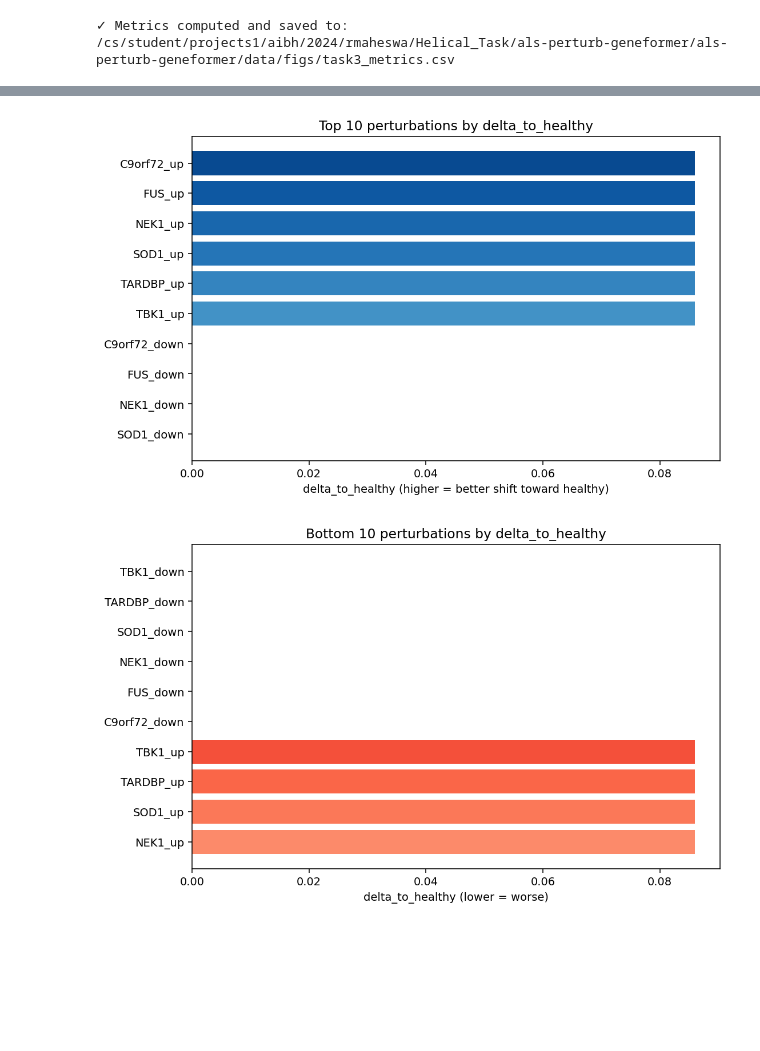
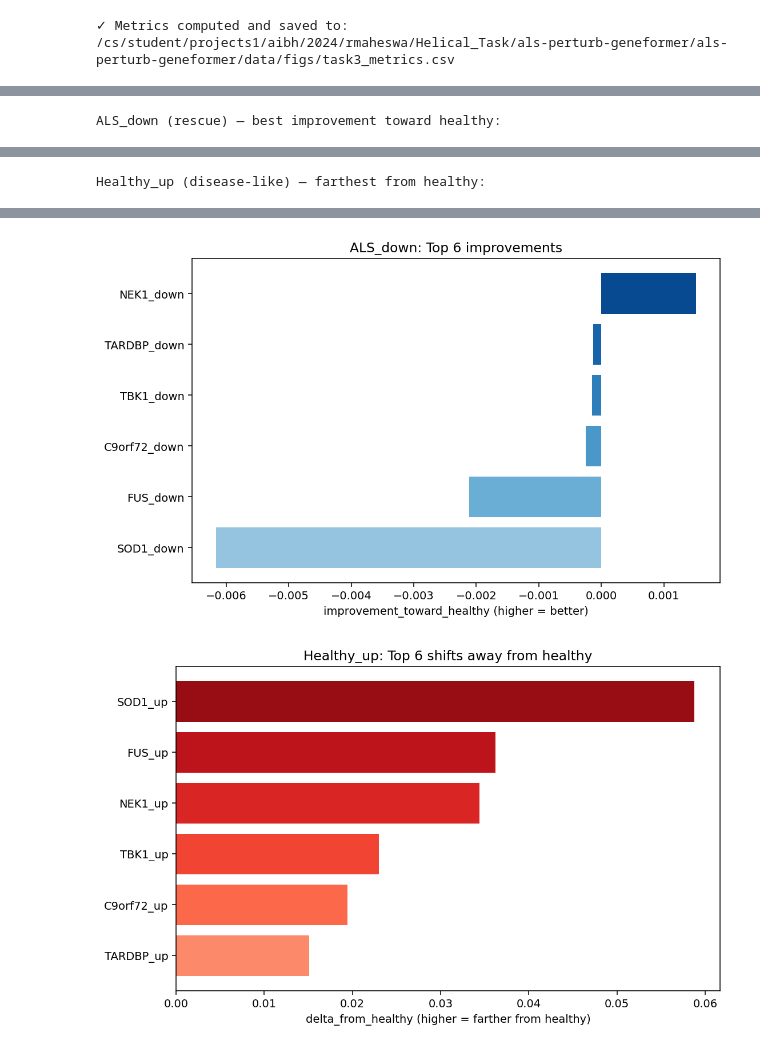
Before and after one commit to ratneshwaran/Helical-Project, a Jupyter notebook: notebooks/03_interpret_embedding.ipynb, the cells around one changed output, grey strips where cells are left out. Saved outputs shown, nothing was run; the diff lists cells and outputs as text; code cells hidden in the pictures; blank space fills up the shorter version.

```diff
--- a/notebooks/03_interpret_embedding.ipynb
+++ b/notebooks/03_interpret_embedding.ipynb
@@ -73,68 +96,80 @@ print("✓ Metrics computed and saved to:", FIG_DIR / 'task3_metrics.csv')
 # %% [output]
 ✓ Metrics computed and saved to: /cs/student/projects1/aibh/2024/rmaheswa/Helical_Task/als-perturb-geneformer/als-perturb-geneformer/data/figs/task3_metrics.csv
 # %%
-# Inline interpretation (no PNGs) — UMAP + centroids + ranked metrics
+# Inline interpretation with healthy_up / als_down
 import numpy as np
 import matplotlib.pyplot as plt
 import pandas as pd
 
 # 1) UMAP pooled (recompute from already-loaded arrays)
-pool = [healthy, als] + list(pert_embeddings.values())
+pool = [healthy, als] + list(healthy_up.values()) + list(als_down.values())
 labels = (['healthy'] * len(healthy) +
           ['als'] * len(als) +
-          sum([[k] * len(v) for k, v in pert_embeddings.items()], []))
+          sum([[f'healthy_{k}_up'] * len(v) for k, v in healthy_up.items()], []) +
+          sum([[f'als_{k}_down'] * len(v) for k, v in als_down.items()], []))
 X = np.vstack(pool)
 pts = umap_2d(X)
 
-categories = ['healthy', 'als'] + sorted(pert_embeddings.keys())
+categories = (['healthy', 'als'] +
+              [f'healthy_{k}_up' for k in sorted(healthy_up.keys())] +
+              [f'als_{k}_down' for k in sorted(als_down.keys())])
 palette = {c: plt.cm.tab20(i % 20) for i, c in enumerate(categories)}
 label_arr = np.array(labels)
 
 plt.figure(figsize=(8, 6), dpi=140)
 for c in categories:
     m = (label_arr == c)
-    plt.scatter(pts[m, 0], pts[m, 1], s=6, alpha=0.5, c=[palette[c]], label=c)
+    if m.any():
+        plt.scatter(pts[m, 0], pts[m, 1], s=6, alpha=0.5, c=[palette[c]], label=c)
 plt.title('Task3: UMAP pooled (inline)')
 plt.legend(loc='center left', bbox_to_anchor=(1.02, 0.5), frameon=False, markerscale=2)
 plt.tight_layout()
 plt.show()
 
-# 2) Centroid shifts (inline)
+# 2) Centroid shifts (ALS baseline → ALS_down)
 plt.figure(figsize=(8, 6), dpi=140)
 plt.scatter(pts[:, 0], pts[:, 1], s=1, alpha=0.06, color='gray')
-for c in categories:
-    m = (label_arr == c)
-    center = pts[m].mean(axis=0)
-    plt.scatter(center[0], center[1], s=50, c=[palette[c]], label=c)
-plt.title('Task3: Centroid shifts (inline)')
+cent_als = pts[label_arr == 'als'].mean(axis=0)
+for k in sorted(als_down.keys()):
+    tag = f'als_{k}_down'
+    m = (label_arr == tag)
+    if m.any():
+        c = pts[m].mean(axis=0)
+        plt.scatter(c[0], c[1], s=50, c=[palette[tag]], label=tag)
+plt.title('Task3: Centroid shifts (ALS → ALS_down)')
 plt.legend(loc='center left', bbox_to_anchor=(1.02, 0.5), frameon=False)
 plt.tight_layout()
 plt.show()
 
-# 3) Metrics: show sorted table and a bar plot of top/bottom movers
-metrics_sorted = metrics_df.sort_values('delta_to_healthy', ascending=False).reset_index(drop=True)
-display(metrics_sorted.style.format({'delta_to_healthy': '{:.4f}',
-                                    'wasserstein_before': '{:.4f}',
-                                    'wasserstein_after': '{:.4f}',
-                                    'knn_overlap_gain': '{:.4f}',
-                                    'silhouette_before': '{:.4f}',
-                                    'silhouette_after': '{:.4f}'}))
+# 3) Metrics — show separate rankings for ALS_down and Healthy_up
+als_df = metrics_df[metrics_df['set'] == 'ALS_down'].copy()
+als_df = als_df.sort_values('improvement_toward_healthy', ascending=False)
+healthy_df = metrics_df[metrics_df['set'] == 'Healthy_up'].copy()
+healthy_df = healthy_df.sort_values('delta_from_healthy', ascending=False)
 
-top_k = 10
+print('ALS_down (rescue) — best improvement toward healthy:')
+display(als_df[['perturbation','improvement_toward_healthy','delta_to_healthy','wasserstein_before','wasserstein_after','knn_overlap_gain','silhouette_before','silhouette_after']]
+       .style.format({'improvement_toward_healthy':'{:.4f}','delta_to_healthy':'{:.4f}','wasserstein_before':'{:.4f}','wasserstein_after':'{:.4f}','knn_overlap_gain':'{:.4f}','silhouette_before':'{:.4f}','silhouette_after':'{:.4f}'}))
+
+print('\nHealthy_up (disease-like) — farthest from healthy:')
+display(healthy_df[['perturbation','delta_from_healthy','wasserstein_after','knn_overlap_gain','silhouette_after']]
+       .style.format({'delta_from_healthy':'{:.4f}','wasserstein_after':'{:.4f}','knn_overlap_gain':'{:.4f}','silhouette_after':'{:.4f}'}))
+
+# Bar plots
+top_k = 6
 plt.figure(figsize=(8, 5), dpi=140)
-subset = metrics_sorted.head(top_k)
-plt.barh(subset['perturbation'][::-1], subset['delta_to_healthy'][::-1], color=plt.cm.Blues(np.linspace(0.4, 0.9, len(subset))))
-plt.xlabel('delta_to_healthy (higher = better shift toward healthy)')
-plt.title(f'Top {top_k} perturbations by delta_to_healthy')
+subset = als_df.head(top_k)
+plt.barh(subset['perturbation'][::-1], subset['improvement_toward_healthy'][::-1], color=plt.cm.Blues(np.linspace(0.4, 0.9, len(subset))))
+plt.xlabel('improvement_toward_healthy (higher = better)')
+plt.title(f'ALS_down: Top {top_k} improvements')
 plt.tight_layout()
 plt.show()
 
-# Optional: also show bottom movers
 plt.figure(figsize=(8, 5), dpi=140)
-subset = metrics_sorted.tail(top_k)
-plt.barh(subset['perturbation'], subset['delta_to_healthy'], color=plt.cm.Reds(np.linspace(0.4, 0.9, len(subset))))
-plt.xlabel('delta_to_healthy (lower = worse)')
-plt.title(f'Bottom {top_k} perturbations by delta_to_healthy')
+subset = healthy_df.head(top_k)
+plt.barh(subset['perturbation'][::-1], subset['delta_from_healthy'][::-1], color=plt.cm.Reds(np.linspace(0.4, 0.9, len(subset))))
+plt.xlabel('delta_from_healthy (higher = farther from healthy)')
+plt.title(f'Healthy_up: Top {top_k} shifts away from healthy')
 plt.tight_layout()
 plt.show()
 # %% [output]
@@ -142,0 +178 @@ plt.show()
+ALS_down (rescue) — best improvement toward healthy:
@@ -155,0 +186 @@ plt.show()
+Healthy_up (disease-like) — farthest from healthy:
@@ -156,5 +194,5 @@ plt.show()
-[figure, old version]
+[figure, new version]
-[figure, old version]
+[figure, new version]
 # %%
 # Display saved figures and metrics
 from IPython.display import Image, display
```
Also changed, not shown: parts of 3 cells of this notebook, 3 other files.
